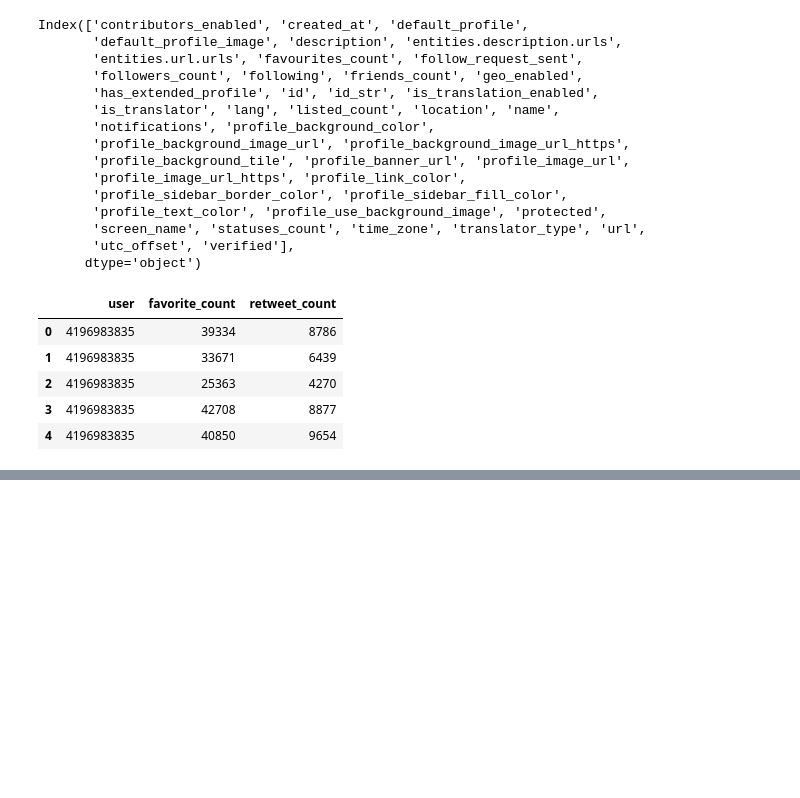
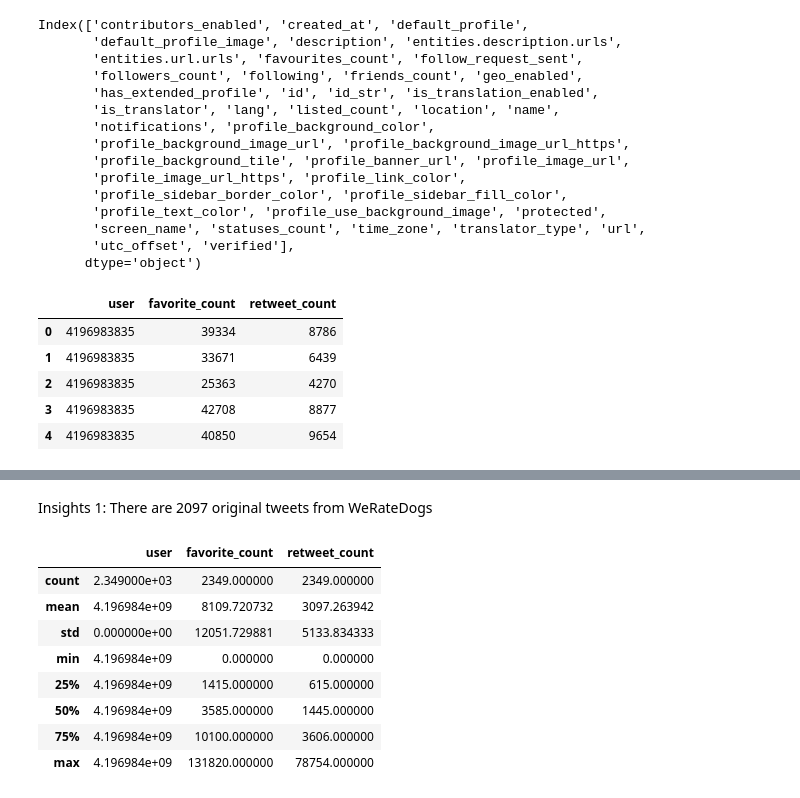
Before and after one commit to liuyang21cn/Udacity-DAND, a Jupyter notebook: 2-Data-Wrangling/Wrangle-And-Analyze-Data-Project/wrangle_act.ipynb, the cells around one changed output, grey strips where cells are left out. Drawn from its saved outputs; the diff is of its cells as text; code cells hidden in the pictures; blank space fills up the shorter version.

```diff
--- a/2-Data-Wrangling/Wrangle-And-Analyze-Data-Project/wrangle_act.ipynb
+++ b/2-Data-Wrangling/Wrangle-And-Analyze-Data-Project/wrangle_act.ipynb
@@ -332,0 +359,14 @@ tweets_clean.head()
+# %% [markdown]
+Insights 1: There are 2097 original tweets from WeRateDogs
+# %%
+tweets_clean.describe()
+# %% [output]
+|  | user | favorite_count | retweet_count |
+| count | 2.349000e+03 | 2349.000000 | 2349.000000 |
+| mean | 4.196984e+09 | 8109.720732 | 3097.263942 |
+| std | 0.000000e+00 | 12051.729881 | 5133.834333 |
+| min | 4.196984e+09 | 0.000000 | 0.000000 |
+| 25% | 4.196984e+09 | 1415.000000 | 615.000000 |
+| 50% | 4.196984e+09 | 3585.000000 | 1445.000000 |
+| 75% | 4.196984e+09 | 10100.000000 | 3606.000000 |
+| max | 4.196984e+09 | 131820.000000 | 78754.000000 |
```
Also changed, not shown: parts of 12 cells of this notebook, 2 other files.
